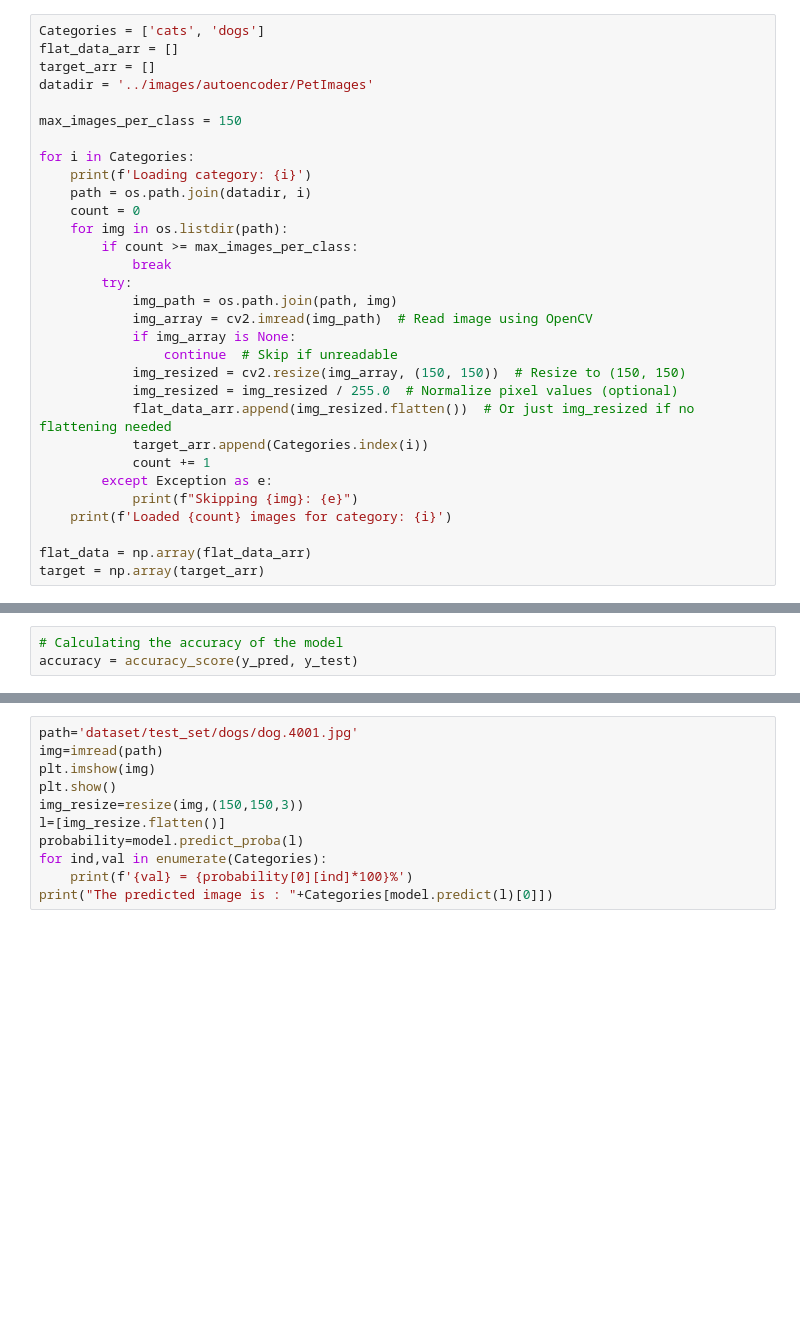
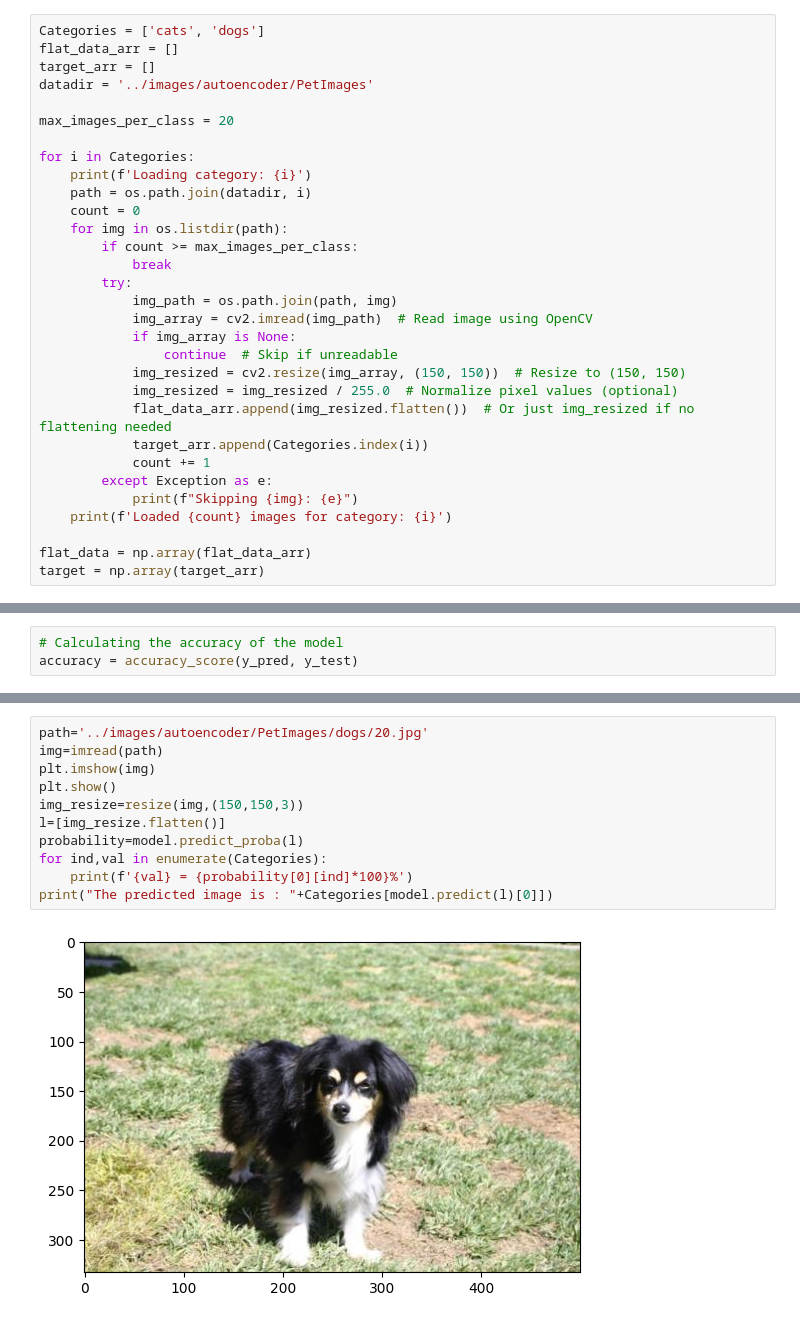
Before and after one commit to Momenize/neural-net, a Jupyter notebook: svm/cat_dog_img_classifier.ipynb, the cells around one changed output, grey strips where cells are left out. Cells and saved outputs as stored; diff of their text form; blank space fills up the shorter version.

```diff
--- a/svm/cat_dog_img_classifier.ipynb
+++ b/svm/cat_dog_img_classifier.ipynb
@@ -17,7 +17,7 @@ flat_data_arr = []
 target_arr = []
 datadir = '../images/autoencoder/PetImages'
 
-max_images_per_class = 150
+max_images_per_class = 20
 
 for i in Categories:
     print(f'Loading category: {i}')
@@ -92,11 +101,13 @@ print(classification_report(y_test, y_pred, target_names=['cat', 'dog']))
 # %%
-path='dataset/test_set/dogs/dog.4001.jpg'
+path='../images/autoencoder/PetImages/dogs/20.jpg'
 img=imread(path)
 plt.imshow(img)
 plt.show()
 img_resize=resize(img,(150,150,3))
 l=[img_resize.flatten()]
 probability=model.predict_proba(l)
 for ind,val in enumerate(Categories):
     print(f'{val} = {probability[0][ind]*100}%')
 print("The predicted image is : "+Categories[model.predict(l)[0]])
+# %% [output]
+[figure, added]
```
Also changed, not shown: parts of 5 cells of this notebook.
